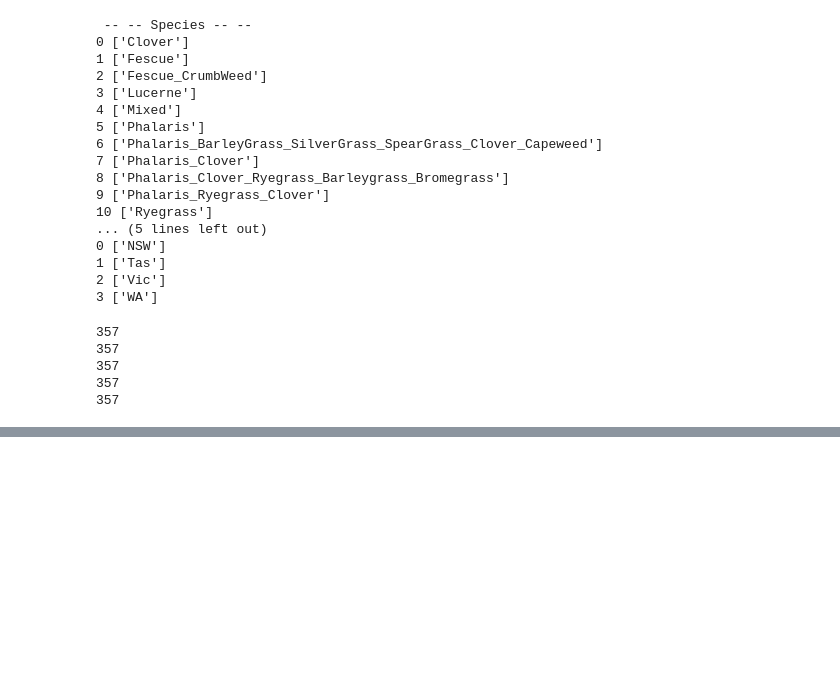
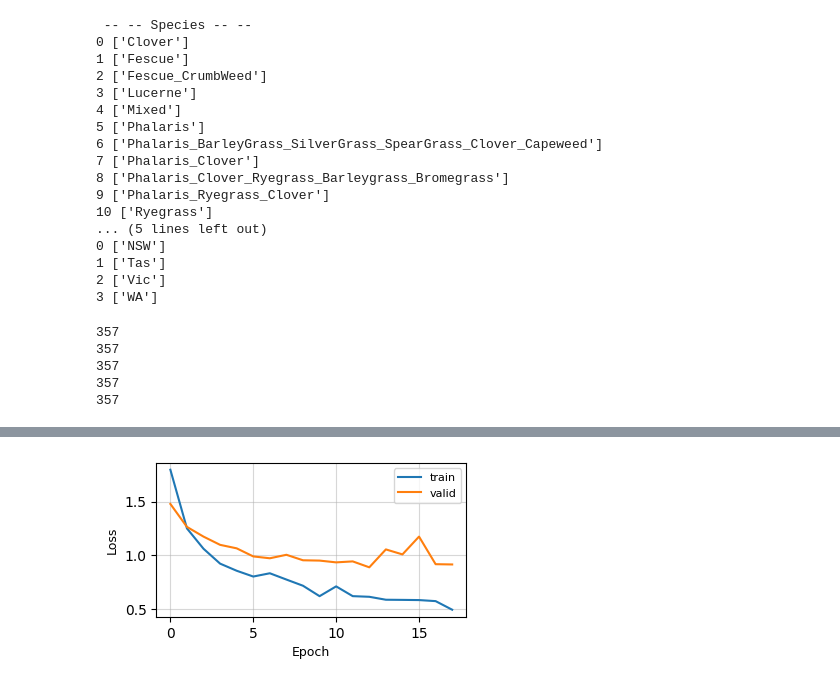
Before and after one commit to khchoi-physik/csiro_biomass, a Jupyter notebook: cnn_baseline.ipynb, the cells around one changed output, grey strips where cells are left out. Saved outputs shown, nothing was run; the diff lists cells and outputs as text; code cells hidden in the pictures; blank space fills up the shorter version.

```diff
--- a/cnn_baseline.ipynb
+++ b/cnn_baseline.ipynb
@@ -131,0 +364,12 @@ Index(['Dry_Total_g', 'Dry_Green_g', 'Dry_Dead_g', 'Dry_Clover_g', 'GDM_g'], dty
+# %%
+model_eff = get_eff_model()
+
+model_eff.compile(optimizer=optimizer, loss=loss_func, metrics=metrics)
+
+model_eff.summary()
+
+history = model_eff.fit(train_dataset,
+                        validation_data = valid_dataset,
+                        epochs = 50,
+                        callbacks = callbacks,
+                        verbose = 1)
@@ -131,0 +414,11 @@ Index(['Dry_Total_g', 'Dry_Green_g', 'Dry_Dead_g', 'Dry_Clover_g', 'GDM_g'], dty
+# %%
+plt.figure(figsize=(4, 2))
+plt.plot(history.history['loss'])
+plt.plot(history.history['val_loss'])
+plt.legend(['train', 'valid'], fontsize = 8)
+plt.xlabel('Epoch',fontsize = 9)
+plt.ylabel('Loss',fontsize = 9)
+plt.grid(True, alpha=0.5)
+plt.show()
+# %% [output]
+[figure, added]
```
Also changed, not shown: parts of 16 cells of this notebook, 1 other file.
